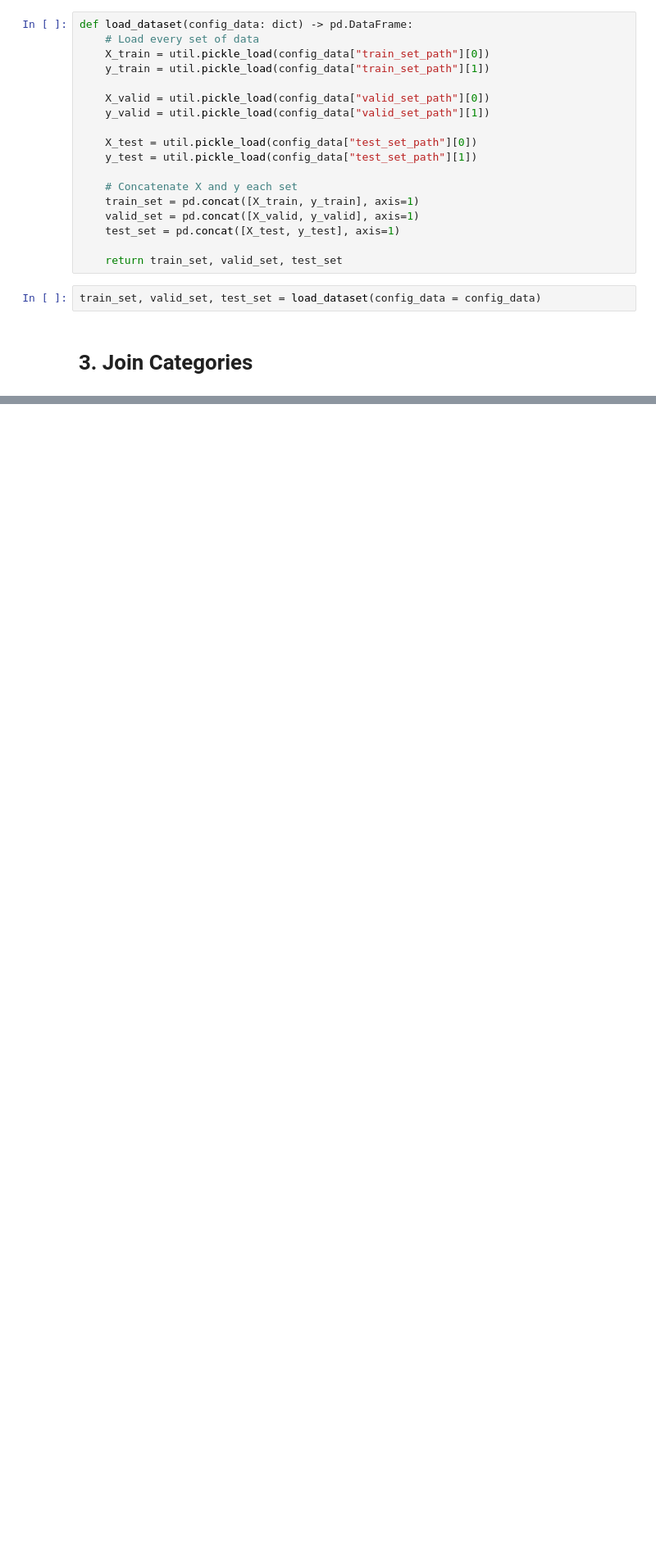
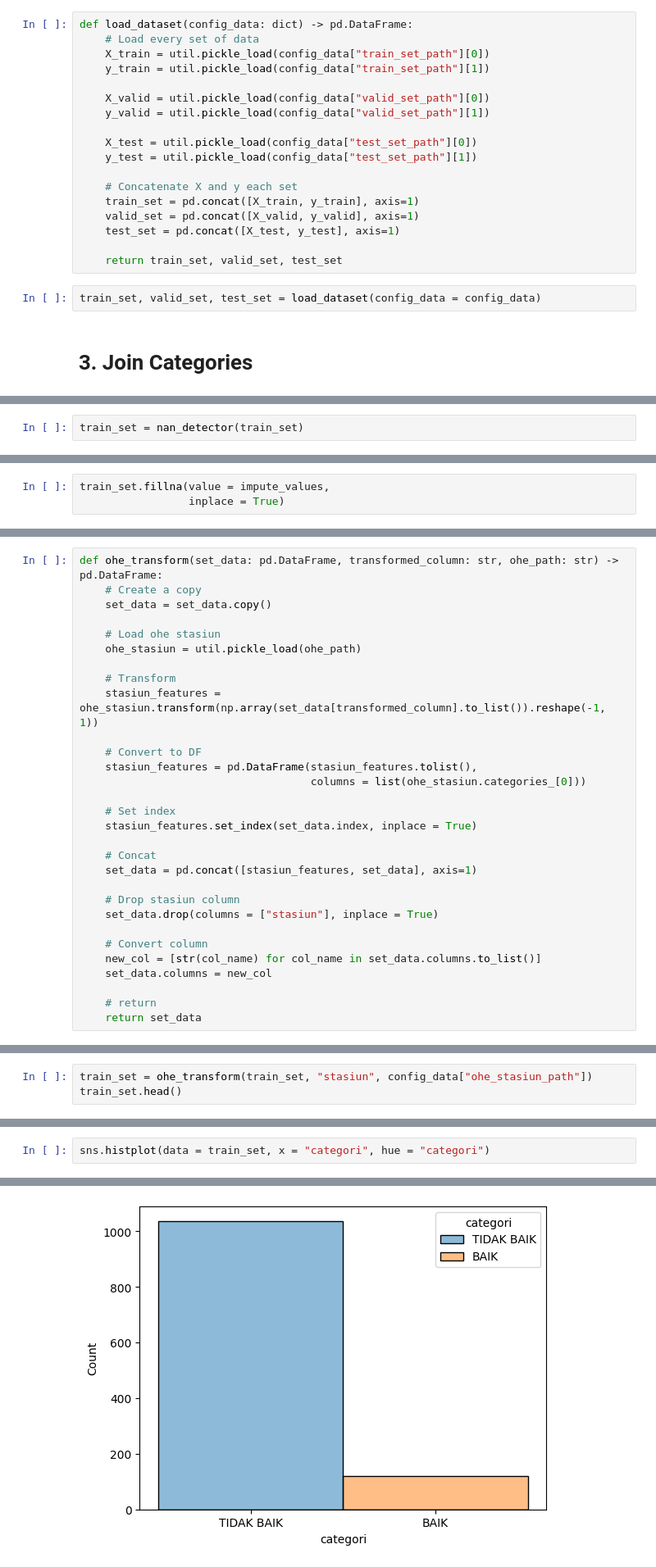
Before and after one commit to amalinadhi/ml_process_examples, a Jupyter notebook: 2. preprocessing.ipynb, the cells around one changed output, grey strips where cells are left out. Shown at 82% size. Cells and saved outputs as stored; diff of their text form; blank space fills up the shorter version.

```diff
--- a/2. preprocessing.ipynb
+++ b/2. preprocessing.ipynb
@@ -39,0 +109,2 @@ train_set, valid_set, test_set = load_dataset(config_data = config_data)
+# %%
+train_set = nan_detector(train_set)
@@ -39,0 +246,3 @@ train_set, valid_set, test_set = load_dataset(config_data = config_data)
+# %%
+train_set.fillna(value = impute_values,
+                 inplace = True)
@@ -39,0 +295,30 @@ train_set, valid_set, test_set = load_dataset(config_data = config_data)
+# %%
+def ohe_transform(set_data: pd.DataFrame, transformed_column: str, ohe_path: str) -> pd.DataFrame:
+    # Create a copy
+    set_data = set_data.copy()
+
+    # Load ohe stasiun
+    ohe_stasiun = util.pickle_load(ohe_path)
+
+    # Transform
+    stasiun_features = ohe_stasiun.transform(np.array(set_data[transformed_column].to_list()).reshape(-1, 1))
+
+    # Convert to DF
+    stasiun_features = pd.DataFrame(stasiun_features.tolist(),
+                                    columns = list(ohe_stasiun.categories_[0]))
+
+    # Set index
+    stasiun_features.set_index(set_data.index, inplace = True)
+
+    # Concat
+    set_data = pd.concat([stasiun_features, set_data], axis=1)
+
+    # Drop stasiun column
+    set_data.drop(columns = ["stasiun"], inplace = True)
+
+    # Convert column
+    new_col = [str(col_name) for col_name in set_data.columns.to_list()]
+    set_data.columns = new_col
+
+    # return
+    return set_data
@@ -39,0 +330,3 @@ train_set, valid_set, test_set = load_dataset(config_data = config_data)
+# %%
+train_set = ohe_transform(train_set, "stasiun", config_data["ohe_stasiun_path"])
+train_set.head()
@@ -39,0 +345,3 @@ train_set, valid_set, test_set = load_dataset(config_data = config_data)
+# %%
+sns.histplot(data = train_set, x = "categori", hue = "categori")
+# %% [output]
@@ -39,0 +349 @@ train_set, valid_set, test_set = load_dataset(config_data = config_data)
+[figure, added]
```
Also changed, not shown: parts of 70 cells of this notebook, 12 other files.
